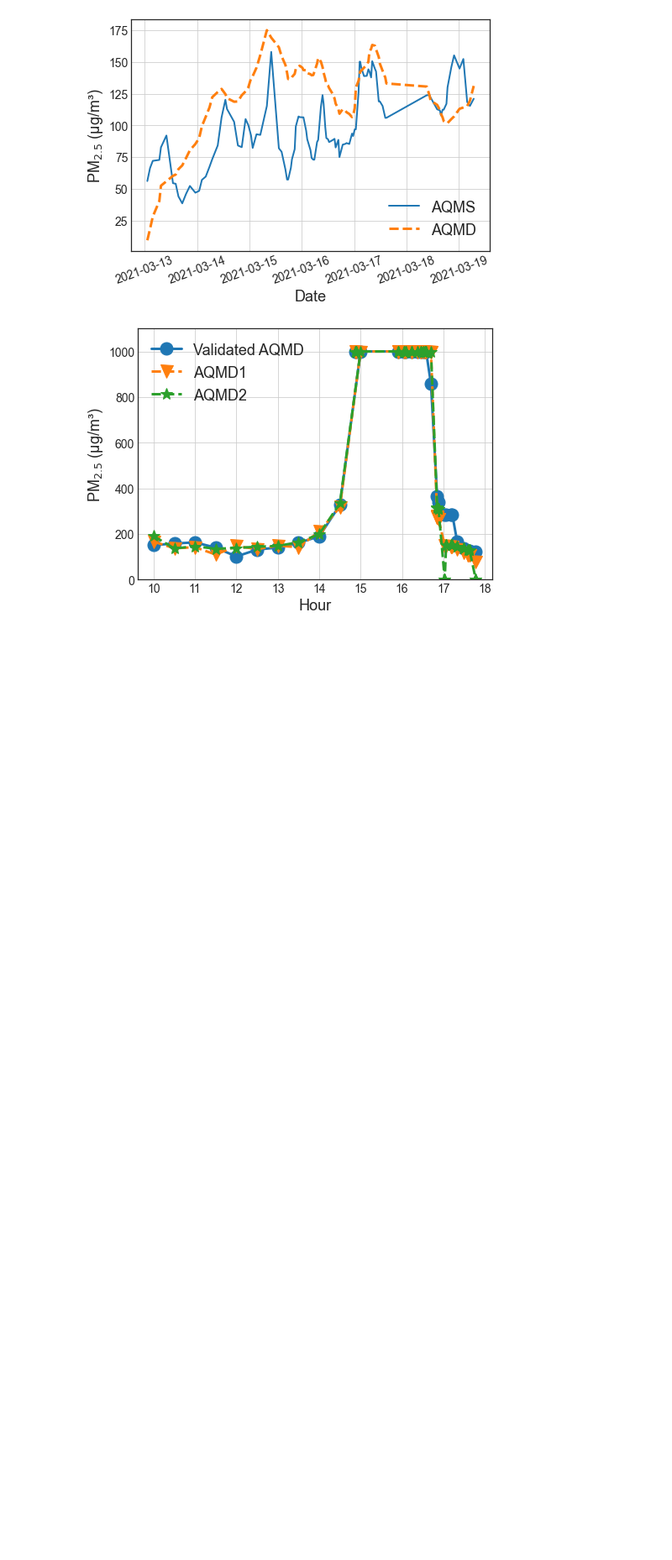
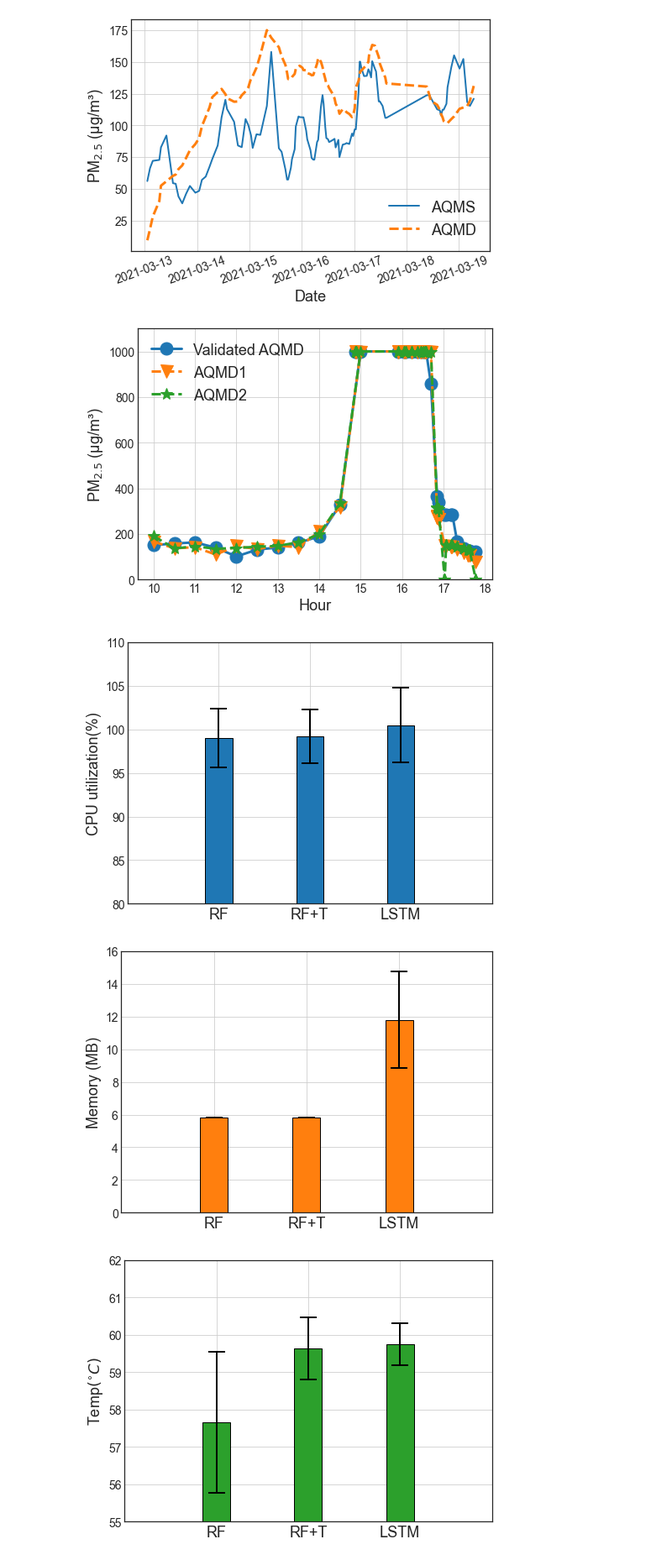
Before and after one commit to prasenjit52282/AQuaMoHo, a Jupyter notebook: plot.ipynb, the cells around one changed output. Shown at 84% size. Saved outputs shown, nothing was run; the diff lists cells and outputs as text; code cells hidden in the pictures; blank space fills up the shorter version.

Commit message:
utilization plots are added

```diff
--- a/plot.ipynb
+++ b/plot.ipynb
@@ -1053,0 +1056,45 @@ fig.savefig("./logs/figs/Fire_and_event.png")
+# %%
+import pandas as pd
+import numpy as np
+import seaborn as sns
+import matplotlib.pyplot as plt
+plt.style.use('seaborn-white')
+# %%
+exps=["./monitor/exp_rf_10_12_2022_21_54_18.txt",
+      "./monitor/exp_rf_t_10_12_2022_22_06_54.txt",
+      "./monitor/exp_rnn_10_12_2022_22_19_46.txt"]
+# %%
+temp=[pd.read_csv(f).TEMP.apply(lambda e:float(e[1:-1])).values for f in exps]
+mem=[pd.read_csv(f).MEM.values for f in exps]
+cpu=[pd.read_csv(f).CPU.values for f in exps]
+# %%
+color=sns.color_palette()
+linewidth=3
+
+def plot_usage(val=cpu,ylab='CPU utilization(%)',ymin=0,ymax=100,color='b'):
+    fig, ax = plt.subplots(figsize=(7,5))
+    ax.bar(x=np.array([1,2,3]),height=[l.mean() for l in val],align='center', alpha=1, ecolor='k',
+           capsize=10,color=color,
+           width=0.3,ec='k',linewidth=1,
+           yerr=[l.std() for l in val],
+           error_kw =dict(linestyle='-',linewidth=linewidth-1,
+                          color='black',markeredgewidth=linewidth-1))
+
+    ax.set_ylabel(ylab,fontsize=18)
+    ax.set_xticks([1,2,3])
+    ax.set_xticklabels(["RF", "RF+T", "LSTM"],fontsize=18)
+    plt.yticks(fontsize=14)
+    plt.xlim(0,4)
+    plt.ylim(ymin,ymax)
+    plt.tight_layout()
+    plt.grid()
+    return fig
+
+
+plot_usage(val=cpu,ylab='CPU utilization(%)',ymin=80,ymax=110,color=color[0]).savefig("./logs/figs/cpu.png")
+plot_usage(val=mem,ylab='Memory (MB)',ymin=0,ymax=16,color=color[1]).savefig("./logs/figs/mem.png")
+plot_usage(val=temp,ylab='Temp$(^{\circ}C)$',ymin=55,ymax=62,color=color[2]).savefig("./logs/figs/temp.png")
+# %% [output]
+[figure, added]
+[figure, added]
+[figure, added]
```
Also changed, not shown: parts of 1 cell of this notebook, 3 other files.
